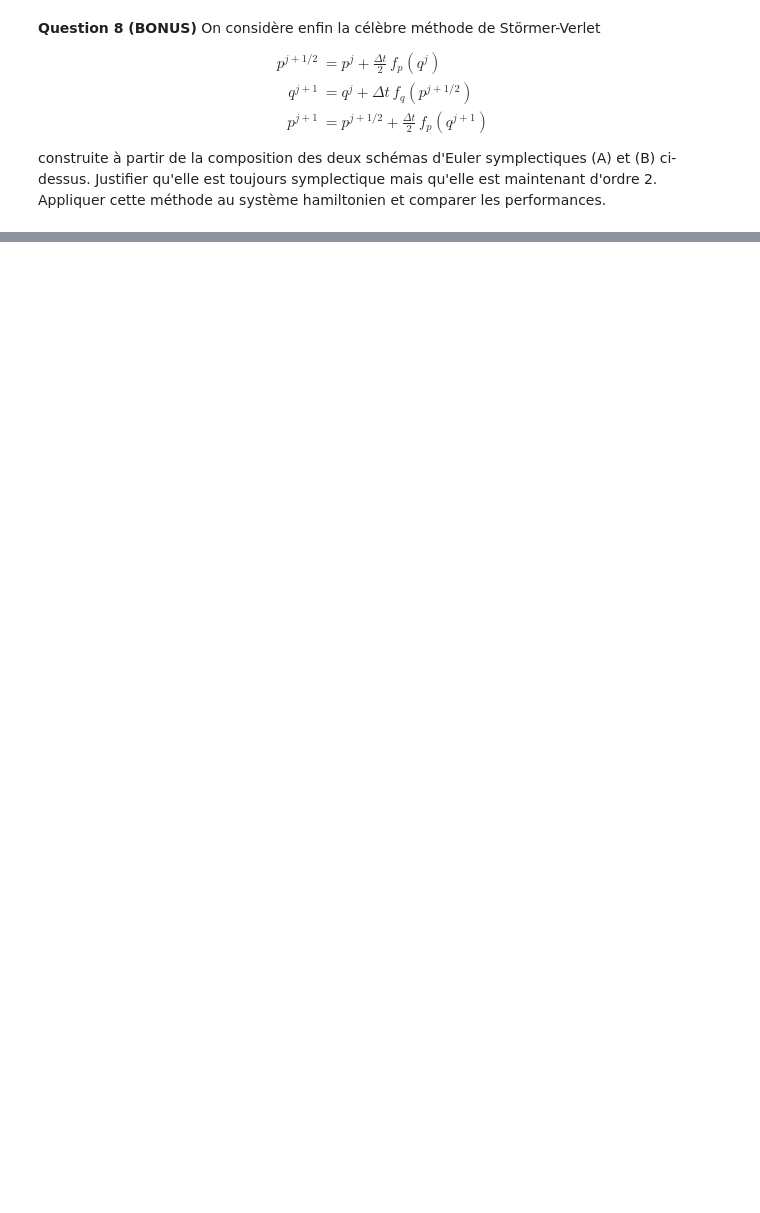
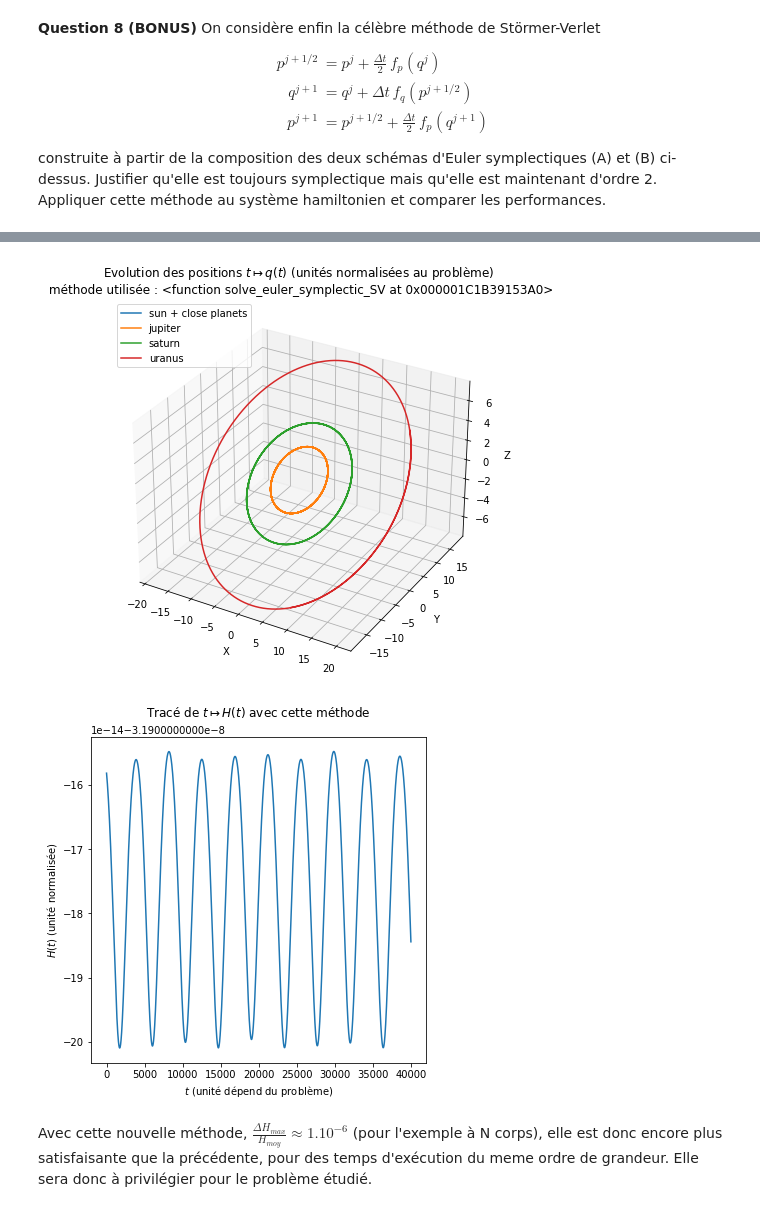
Before and after one commit to EliottBarbier/projet_equadiff, a Jupyter notebook: Projet_Equations_Différentielles.ipynb, the cells around one changed output, grey strips where cells are left out. Saved outputs shown, nothing was run; the diff lists cells and outputs as text; code cells hidden in the pictures; blank space fills up the shorter version.

```diff
--- a/Projet_Equations_Différentielles.ipynb
+++ b/Projet_Equations_Différentielles.ipynb
@@ -484,14 +450,14 @@ p^{j+1} &= p^{j+1/2} + \frac{\Delta t}{2} \, f_p(q^{j+1})
 construite à partir de la composition des deux schémas d'Euler symplectiques (A) et (B) ci-dessus. Justifier qu'elle est toujours symplectique mais qu'elle est maintenant d'ordre 2. Appliquer cette méthode au système hamiltonien et comparer les performances.
 # %%
 def solve_euler_symplectic_SV(fq,fp, x0, dt, t0, tf):
-    ts, xs = [t0], [x0]
-    while ts[-1] < tf:
-        qj=xs[-1][0:d] #d=N*dim
-        pj=xs[-1][d:]
-        pjmoit=pj+dt/2*fp(qj)
-        qjsuite=qj+dt*fq(pjmoit)
-        pjsuite=pjmoit+dt/2*fp(qjsuite)
-        xs.append(np.concatenate( (qjsuite,pjsuite) ) )
-        ts.append(ts[-1]+dt)
+    T_SV, X_SV = [t0], [x0]
+    while T_SV[-1] < tf:
+        qj = X_SV[-1][0:d] #d=N*dim
+        pj = X_SV[-1][d:]
+        pjmoit = pj + dt*fp(qj)/2
+        qjsuite = qj + dt*fq(pjmoit)
+        pjsuite = pjmoit + dt*fp(qjsuite)/2
+        X_SV.append(np.concatenate((qjsuite,pjsuite)))
+        T_SV.append(T_SV[-1] + dt)
 
-    return (np.array(ts), np.array(xs).T)
+    return (np.array(T_SV), np.array(X_SV).T)
@@ -529,0 +464,7 @@ plt.show() #C'est pas mal on tourne aux alentours de 50 avec bien moins de varia
+# %%
+evol_q_and_H(solve_euler_symplectic_SV, [fq, fp, x0, dt, t0, tf], syst_sol)
+# %% [output]
+[figure, added]
+[figure, added]
+# %% [markdown]
+Avec cette nouvelle méthode, $\frac{\Delta H_{max}}{H_{moy}} \approx 1.10^{-6}$ (pour l'exemple à N corps), elle est donc encore plus satisfaisante que la précédente, pour des temps d'exécution du meme ordre de grandeur. Elle sera donc à privilégier pour le problème étudié.
```
Also changed, not shown: parts of 30 cells of this notebook.
